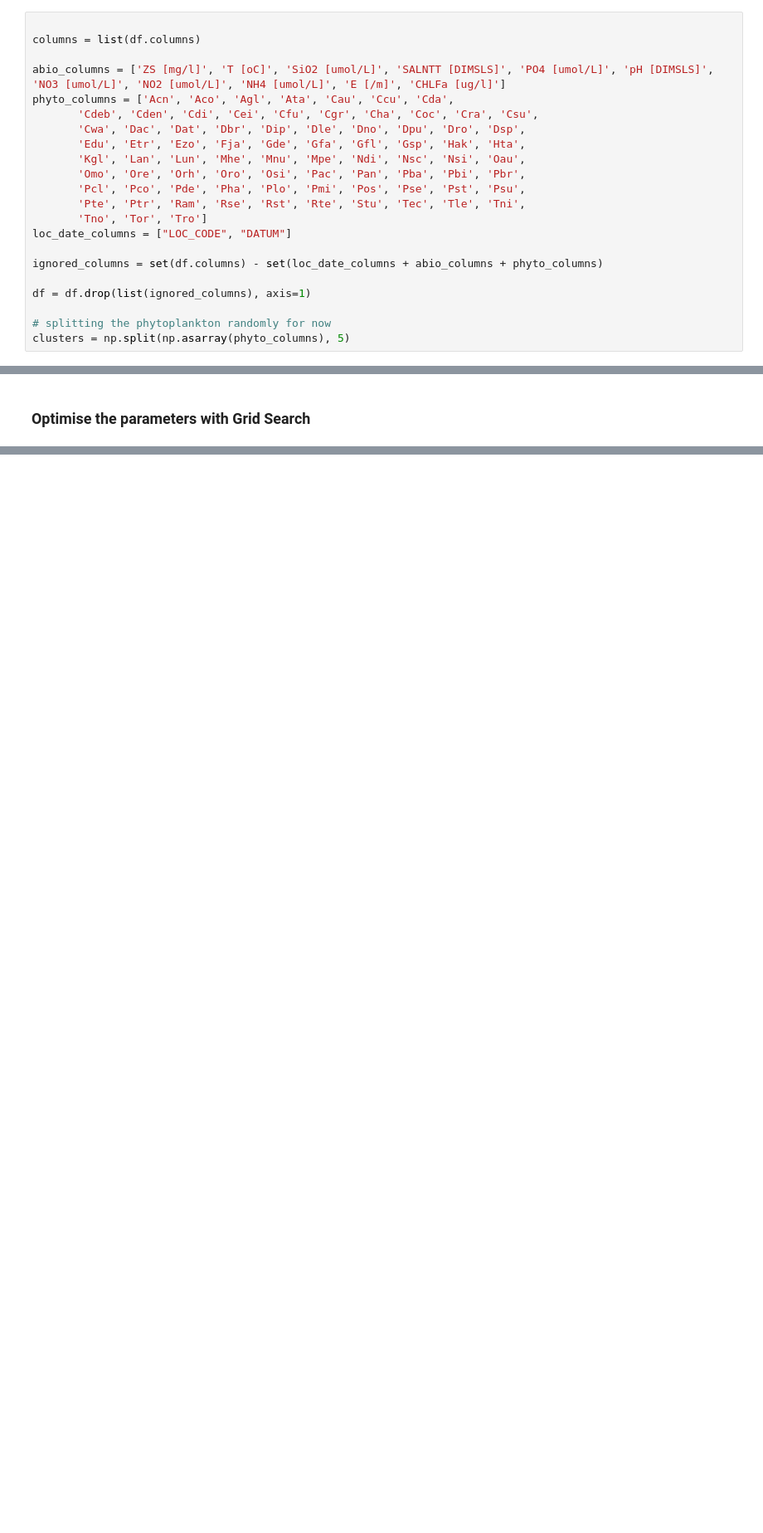
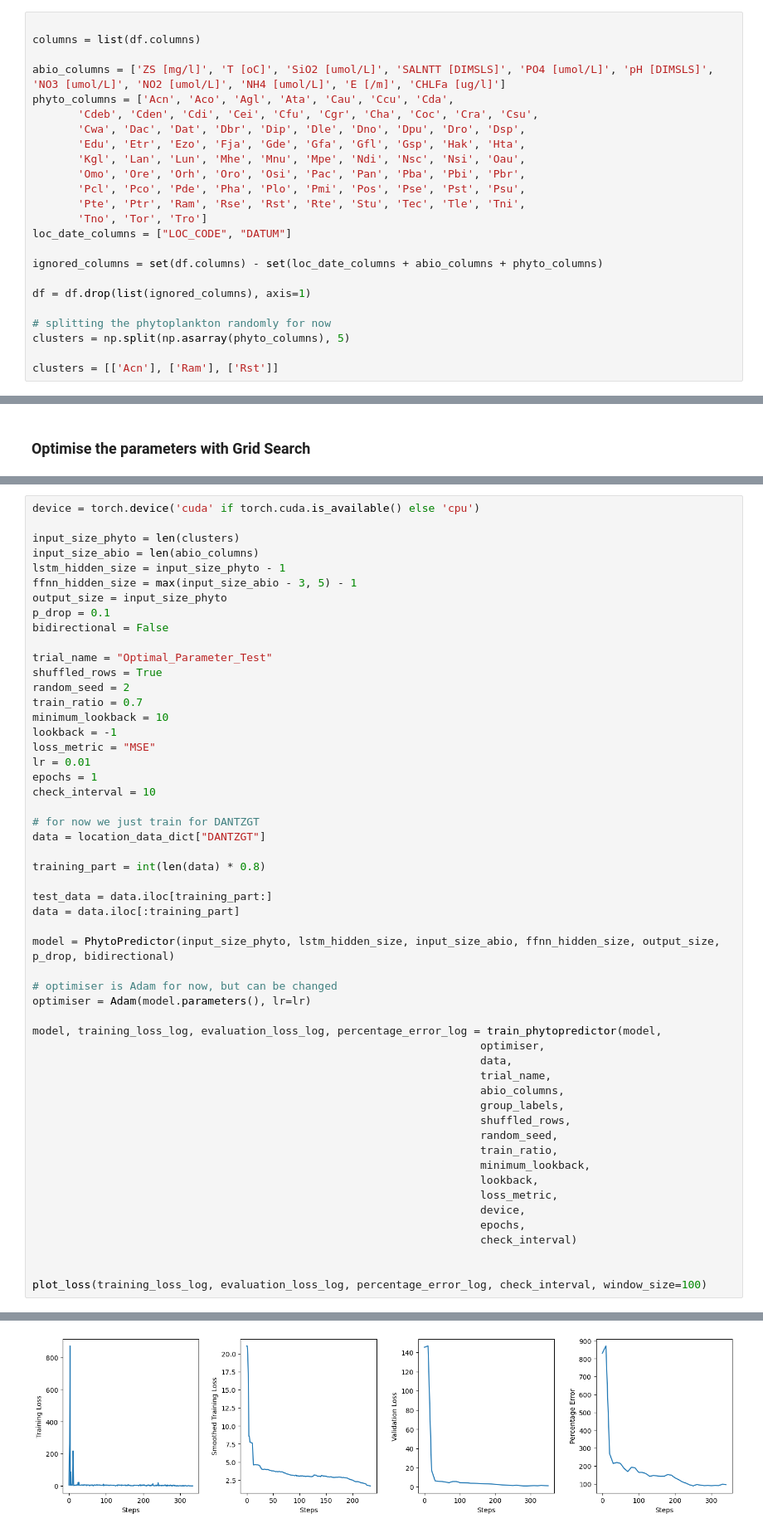
Before and after one commit to JinseiSteven/Phytoplankton-Prediction-Project, a Jupyter notebook: scripts/NN/Phytopredictor_execution.ipynb, the cells around one changed output, grey strips where cells are left out. Shown at 83% size. Saved outputs shown, nothing was run; the diff lists cells and outputs as text; blank space fills up the shorter version.

```diff
--- a/scripts/NN/Phytopredictor_execution.ipynb
+++ b/scripts/NN/Phytopredictor_execution.ipynb
@@ -42,6 +43,8 @@ df = df.drop(list(ignored_columns), axis=1)
 
 # splitting the phytoplankton randomly for now
 clusters = np.split(np.asarray(phyto_columns), 5)
+
+clusters = [['Acn'], ['Ram'], ['Rst']]
 # %% [markdown]
 ## Aggregating the dataset using the clusterings
 # %%
@@ -247,0 +206,54 @@ NameError: name 'combinations' is not defined
+# %%
+device = torch.device('cuda' if torch.cuda.is_available() else 'cpu')
+
+input_size_phyto = len(clusters)
+input_size_abio = len(abio_columns)
+lstm_hidden_size = input_size_phyto - 1
+ffnn_hidden_size = max(input_size_abio - 3, 5) - 1
+output_size = input_size_phyto
+p_drop = 0.1
+bidirectional = False
+
+trial_name = "Optimal_Parameter_Test"
+shuffled_rows = True
+random_seed = 2
+train_ratio = 0.7
+minimum_lookback = 10
+lookback = -1
+loss_metric = "MSE"
+lr = 0.01
+epochs = 1
+check_interval = 10
+
+# for now we just train for DANTZGT
+data = location_data_dict["DANTZGT"]
+
+training_part = int(len(data) * 0.8)
+
+test_data = data.iloc[training_part:]
+data = data.iloc[:training_part]
+
+model = PhytoPredictor(input_size_phyto, lstm_hidden_size, input_size_abio, ffnn_hidden_size, output_size, p_drop, bidirectional)
+
+# optimiser is Adam for now, but can be changed
+optimiser = Adam(model.parameters(), lr=lr)
+
+model, training_loss_log, evaluation_loss_log, percentage_error_log = train_phytopredictor(model,
+                                                                     optimiser,
+                                                                     data,
+                                                                     trial_name,
+                                                                     abio_columns,
+                                                                     group_labels,
+                                                                     shuffled_rows,
+                                                                     random_seed,
+                                                                     train_ratio,
+                                                                     minimum_lookback,
+                                                                     lookback,
+                                                                     loss_metric,
+                                                                     device,
+                                                                     epochs,
+                                                                     check_interval)
+
+
+plot_loss(training_loss_log, evaluation_loss_log, percentage_error_log, check_interval, window_size=100)
+# %% [output]
@@ -247,0 +273 @@ NameError: name 'combinations' is not defined
+[figure, added]
```
Also changed, not shown: parts of 13 cells of this notebook, 5 other files.
